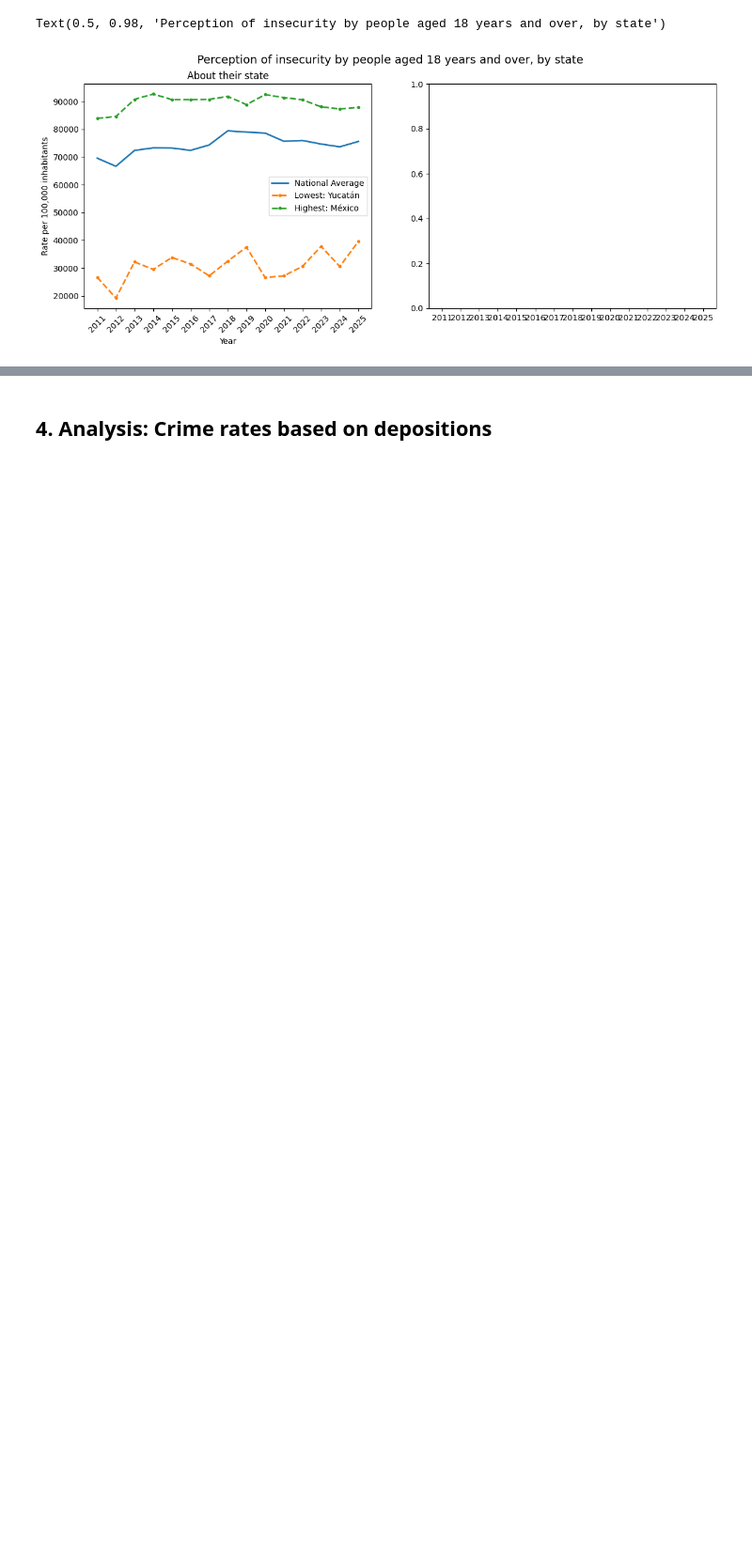
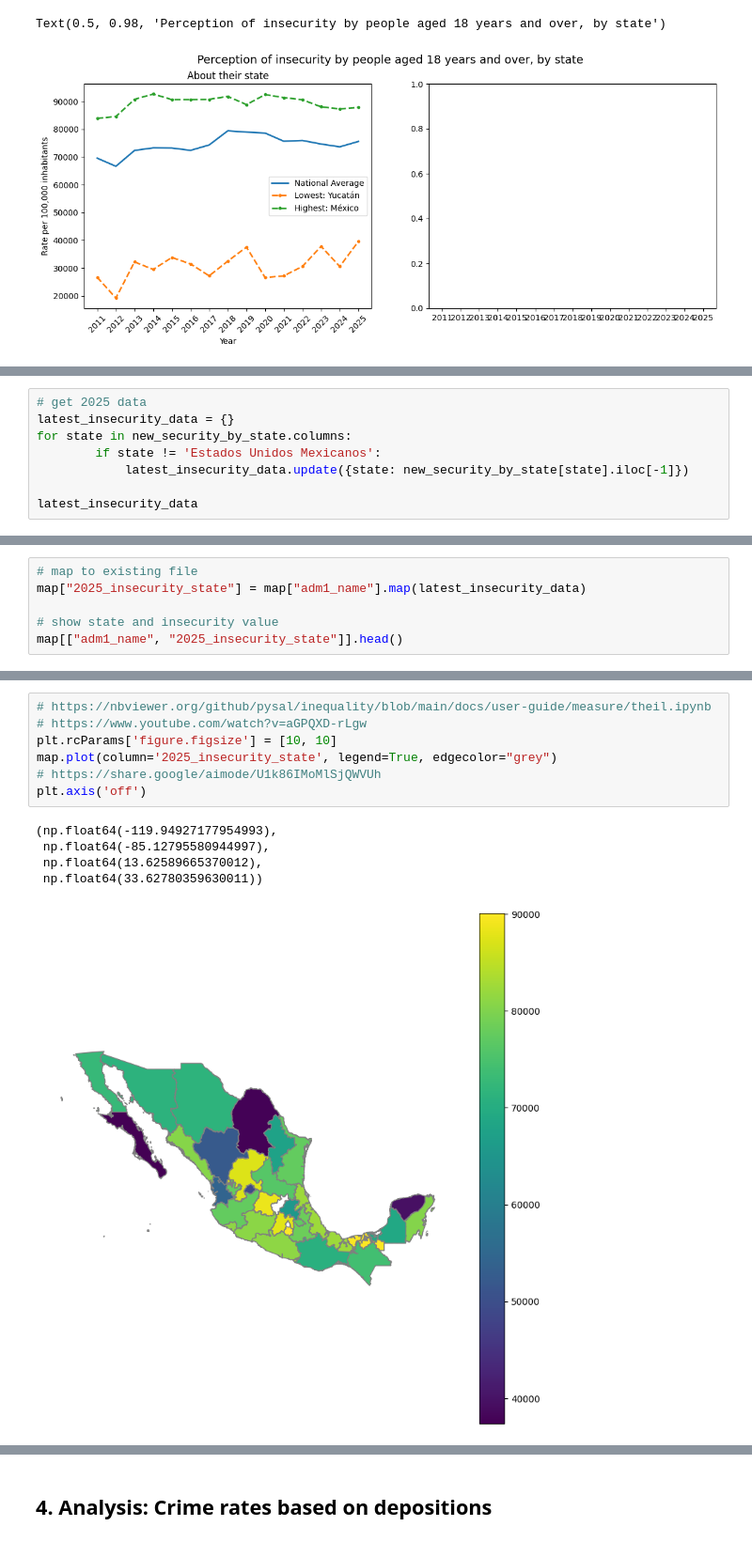
Before and after one commit to irenecelebrin/programming-for-data-analytics, a Jupyter notebook: project/project.ipynb, the cells around one changed output, grey strips where cells are left out. Shown at 94% size. Cells and saved outputs as stored; diff of their text form; blank space fills up the shorter version.

```diff
--- a/project/project.ipynb
+++ b/project/project.ipynb
@@ -635,0 +656,8 @@ Text(0.5, 0.98, 'Perception of insecurity by people aged 18 years and over, by s
+# %%
+# get 2025 data
+latest_insecurity_data = {}
+for state in new_security_by_state.columns:
+        if state != 'Estados Unidos Mexicanos':
+            latest_insecurity_data.update({state: new_security_by_state[state].iloc[-1]})
+
+latest_insecurity_data
@@ -635,0 +682,6 @@ Text(0.5, 0.98, 'Perception of insecurity by people aged 18 years and over, by s
+# %%
+# map to existing file
+map["2025_insecurity_state"] = map["adm1_name"].map(latest_insecurity_data)
+
+# show state and insecurity value
+map[["adm1_name", "2025_insecurity_state"]].head()
@@ -635,0 +695,13 @@ Text(0.5, 0.98, 'Perception of insecurity by people aged 18 years and over, by s
+# %%
+# https://nbviewer.org/github/pysal/inequality/blob/main/docs/user-guide/measure/theil.ipynb
+# https://www.youtube.com/watch?v=aGPQXD-rLgw
+plt.rcParams['figure.figsize'] = [10, 10]
+map.plot(column='2025_insecurity_state', legend=True, edgecolor="grey")
+# https://share.google/aimode/U1k86IMoMlSjQWVUh
+plt.axis('off')
+# %% [output]
+(np.float64(-119.94927177954993),
+ np.float64(-85.12795580944997),
+ np.float64(13.62589665370012),
+ np.float64(33.62780359630011))
+[figure, added]
```
Also changed, not shown: parts of 16 cells of this notebook, 1 other file.
